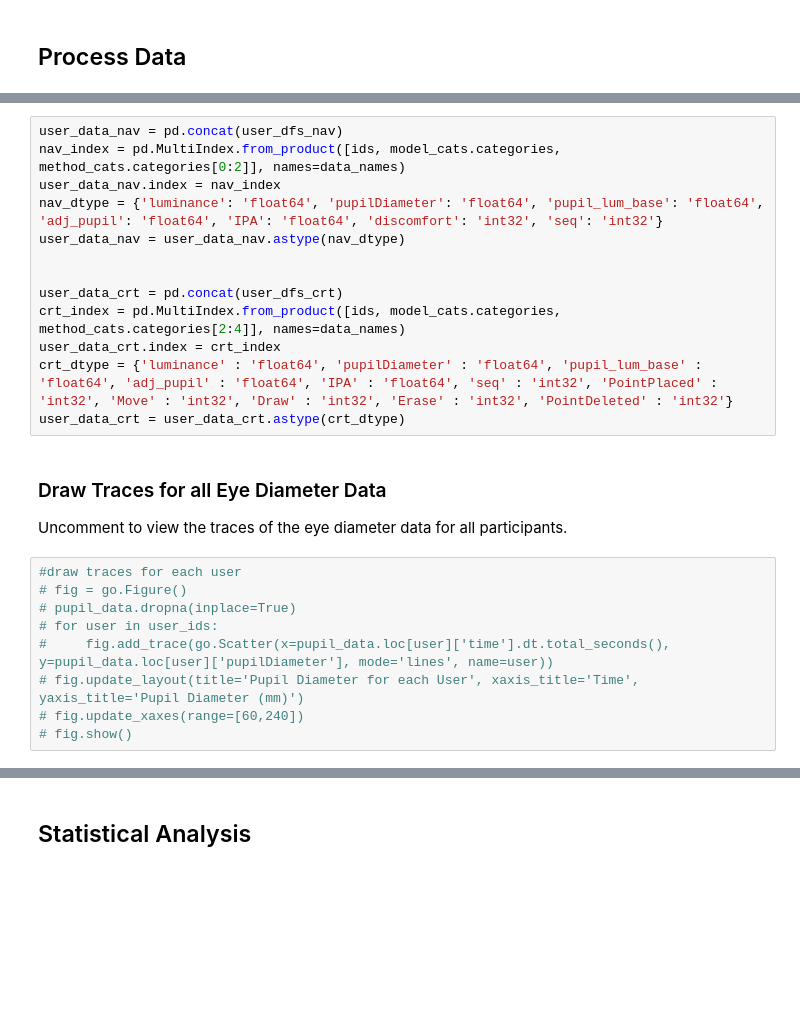
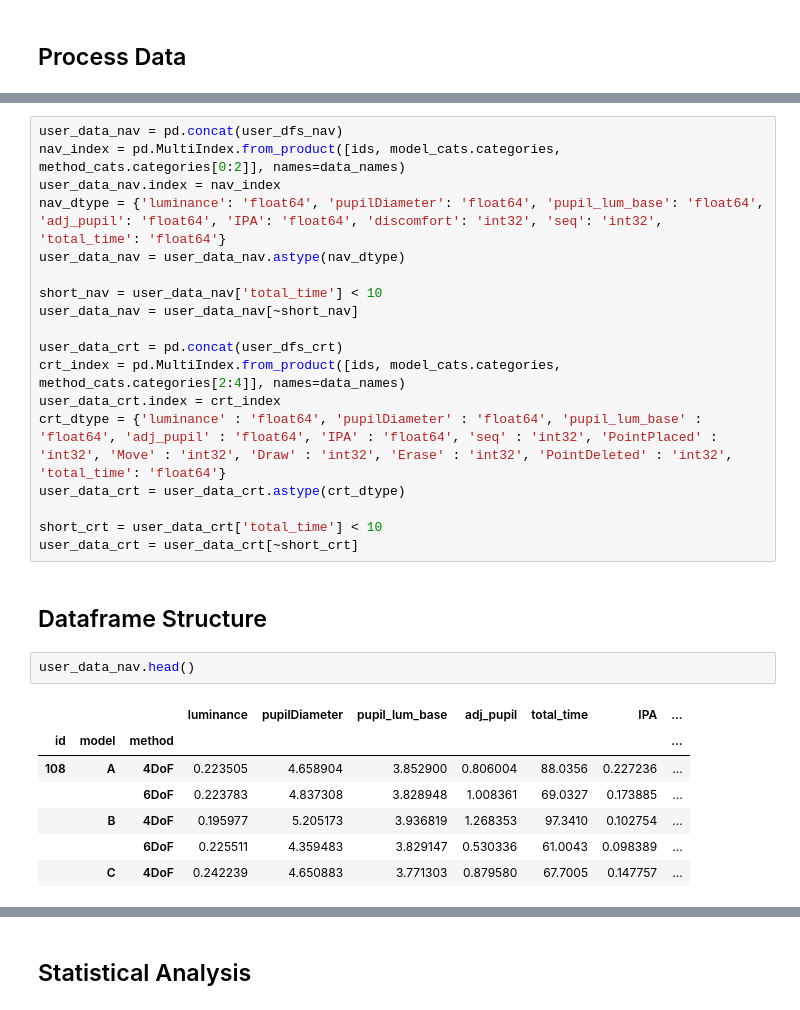
Before and after one commit to courtnicole/3d-path-cognition, a Jupyter notebook: pupil.ipynb, the cells around one changed output, grey strips where cells are left out. Saved outputs shown, nothing was run; the diff lists cells and outputs as text; blank space fills up the shorter version.

```diff
--- a/pupil.ipynb
+++ b/pupil.ipynb
@@ -435,25 +441,29 @@ for df in dfs:
 user_data_nav = pd.concat(user_dfs_nav)
 nav_index = pd.MultiIndex.from_product([ids, model_cats.categories, method_cats.categories[0:2]], names=data_names)
 user_data_nav.index = nav_index
-nav_dtype = {'luminance': 'float64', 'pupilDiameter': 'float64', 'pupil_lum_base': 'float64', 'adj_pupil': 'float64', 'IPA': 'float64', 'discomfort': 'int32', 'seq': 'int32'}
+nav_dtype = {'luminance': 'float64', 'pupilDiameter': 'float64', 'pupil_lum_base': 'float64', 'adj_pupil': 'float64', 'IPA': 'float64', 'discomfort': 'int32', 'seq': 'int32', 'total_time': 'float64'}
 user_data_nav = user_data_nav.astype(nav_dtype)
 
+short_nav = user_data_nav['total_time'] < 10
+user_data_nav = user_data_nav[~short_nav]
 
 user_data_crt = pd.concat(user_dfs_crt)
 crt_index = pd.MultiIndex.from_product([ids, model_cats.categories, method_cats.categories[2:4]], names=data_names)
 user_data_crt.index = crt_index
-crt_dtype = {'luminance' : 'float64', 'pupilDiameter' : 'float64', 'pupil_lum_base' : 'float64', 'adj_pupil' : 'float64', 'IPA' : 'float64', 'seq' : 'int32', 'PointPlaced' : 'int32', 'Move' : 'int32', 'Draw' : 'int32', 'Erase' : 'int32', 'PointDeleted' : 'int32'}
+crt_dtype = {'luminance' : 'float64', 'pupilDiameter' : 'float64', 'pupil_lum_base' : 'float64', 'adj_pupil' : 'float64', 'IPA' : 'float64', 'seq' : 'int32', 'PointPlaced' : 'int32', 'Move' : 'int32', 'Draw' : 'int32', 'Erase' : 'int32', 'PointDeleted' : 'int32', 'total_time': 'float64'}
 user_data_crt = user_data_crt.astype(crt_dtype)
+
+short_crt = user_data_crt['total_time'] < 10
+user_data_crt = user_data_crt[~short_crt]
-# %% [markdown]
-### Draw Traces for all Eye Diameter Data
-
-Uncomment to view the traces of the eye diameter data for all participants.
-# %%
-#draw traces for each user
-# fig = go.Figure()
-# pupil_data.dropna(inplace=True)
-# for user in user_ids:
-#     fig.add_trace(go.Scatter(x=pupil_data.loc[user]['time'].dt.total_seconds(), y=pupil_data.loc[user]['pupilDiameter'], mode='lines', name=user))
-# fig.update_layout(title='Pupil Diameter for each User', xaxis_title='Time', yaxis_title='Pupil Diameter (mm)')
-# fig.update_xaxes(range=[60,240])
-# fig.show()
+# %% [markdown]
+## Dataframe Structure
+# %%
+user_data_nav.head()
+# %% [output]
+|  |  |  | luminance | pupilDiameter | pupil_lum_base | adj_pupil | total_time | IPA | ... |
+| id | model | method |  |  |  |  |  |  | ... |
+| 108 | A | 4DoF | 0.223505 | 4.658904 | 3.852900 | 0.806004 | 88.0356 | 0.227236 | ... |
+|  |  | 6DoF | 0.223783 | 4.837308 | 3.828948 | 1.008361 | 69.0327 | 0.173885 | ... |
+|  | B | 4DoF | 0.195977 | 5.205173 | 3.936819 | 1.268353 | 97.3410 | 0.102754 | ... |
+|  |  | 6DoF | 0.225511 | 4.359483 | 3.829147 | 0.530336 | 61.0043 | 0.098389 | ... |
+|  | C | 4DoF | 0.242239 | 4.650883 | 3.771303 | 0.879580 | 67.7005 | 0.147757 | ... |
```
Also changed, not shown: parts of 13 cells of this notebook.
